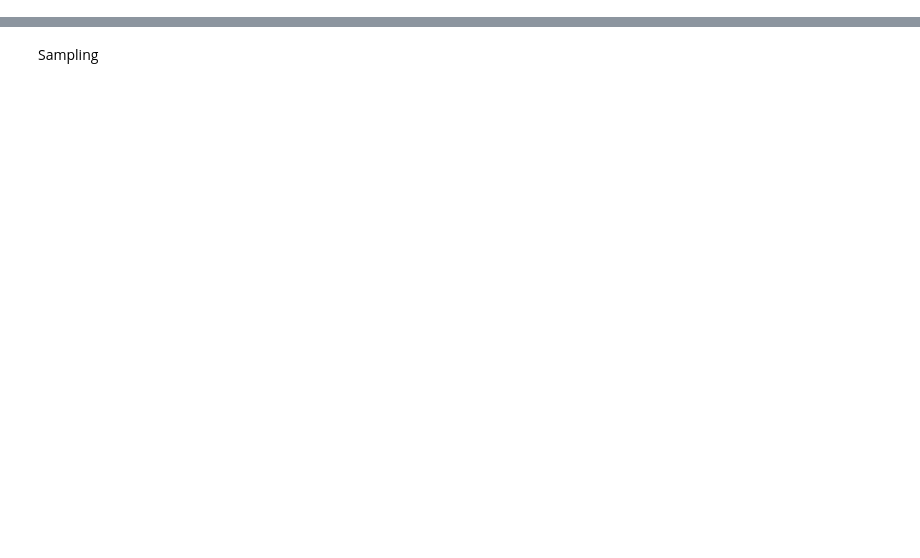
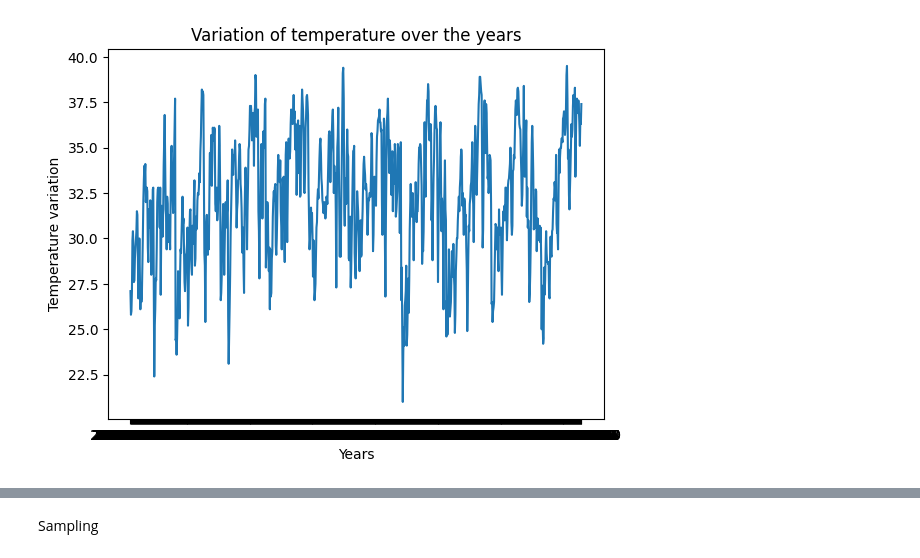
Before and after one commit to namita-ach/SDS-HW, a Jupyter notebook: Summary_statistics.ipynb, the cells around one changed output, grey strips where cells are left out. Drawn from its saved outputs; the diff is of its cells as text; code cells hidden in the pictures; blank space fills up the shorter version.

```diff
--- a/Summary_statistics.ipynb
+++ b/Summary_statistics.ipynb
@@ -310,0 +212,14 @@ import seaborn as sns
+# %%
+#plotting a line graph
+df = pd.DataFrame(data, index=None)
+temp = df_for_median['temp'].tolist()
+x = df_for_median['Date'].tolist()
+#Plotting the chart
+plt.plot(x, temp)
+plt.xlabel('Years')
+plt.ylabel('Temperature variation')
+plt.title('Variation of temperature over the years')
+#showing what has been plotted
+plt.show()
+# %% [output]
+[figure, added]
```
Also changed, not shown: parts of 71 cells of this notebook.
